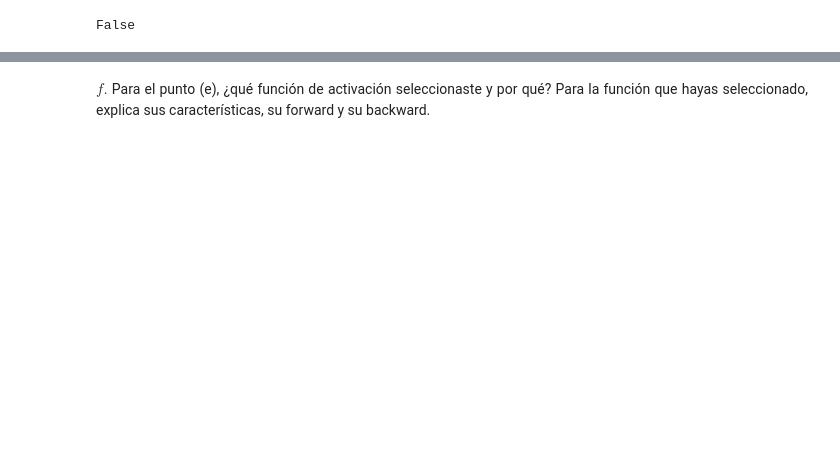
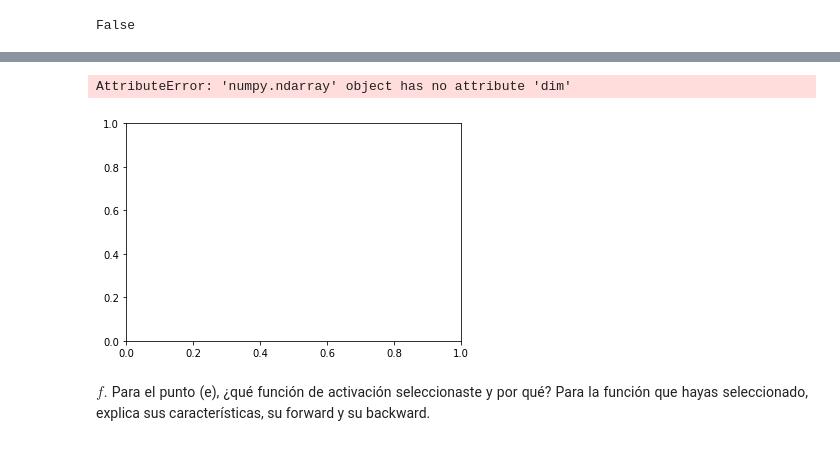
Before and after one commit to AguAcerbo/Carrera-de-Especializacion-en-IA, a Jupyter notebook: B3-Deep_Learning/Receso_Invierno/Ejercicio 3 e y f.ipynb, the cells around one changed output, grey strips where cells are left out. Cells and saved outputs as stored; diff of their text form; code cells hidden in the pictures; blank space fills up the shorter version.

```diff
--- a/B3-Deep_Learning/Receso_Invierno/Ejercicio 3 e y f.ipynb
+++ b/B3-Deep_Learning/Receso_Invierno/Ejercicio 3 e y f.ipynb
@@ -242,3 +258,9 @@ Epoch = 99 - loss = 0.36507811546325686
+# %%
+fig, ax = plt.subplots(1,1)
+ax.scatter(x_test, nnet(x_test).detach().numpy())
+# %% [output]
+AttributeError: 'numpy.ndarray' object has no attribute 'dim'
+[figure, added]
 # %% [markdown]
 <p style='text-align: justify;'>
 $f.$ Para el punto (e), ¿qué función de activación seleccionaste y por qué? Para la función que hayas seleccionado, explica sus características, su forward y su backward.
```
Also changed, not shown: parts of 13 cells of this notebook, 2 other files.
